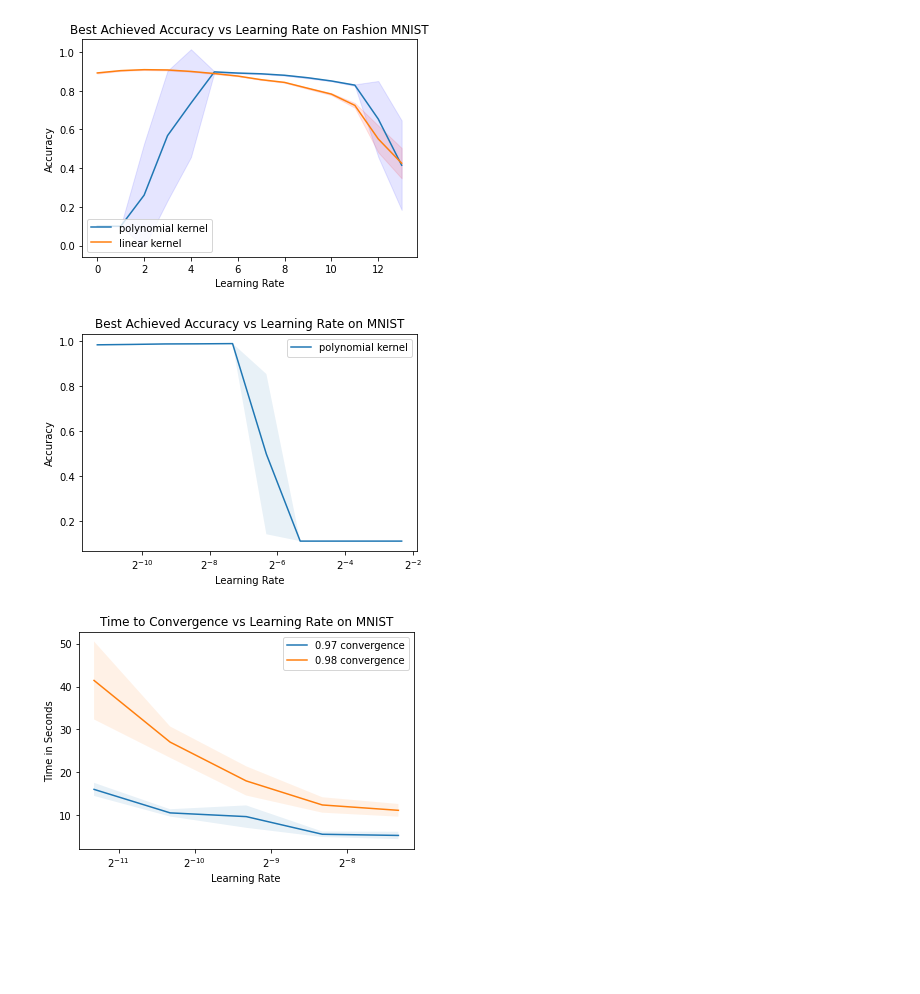
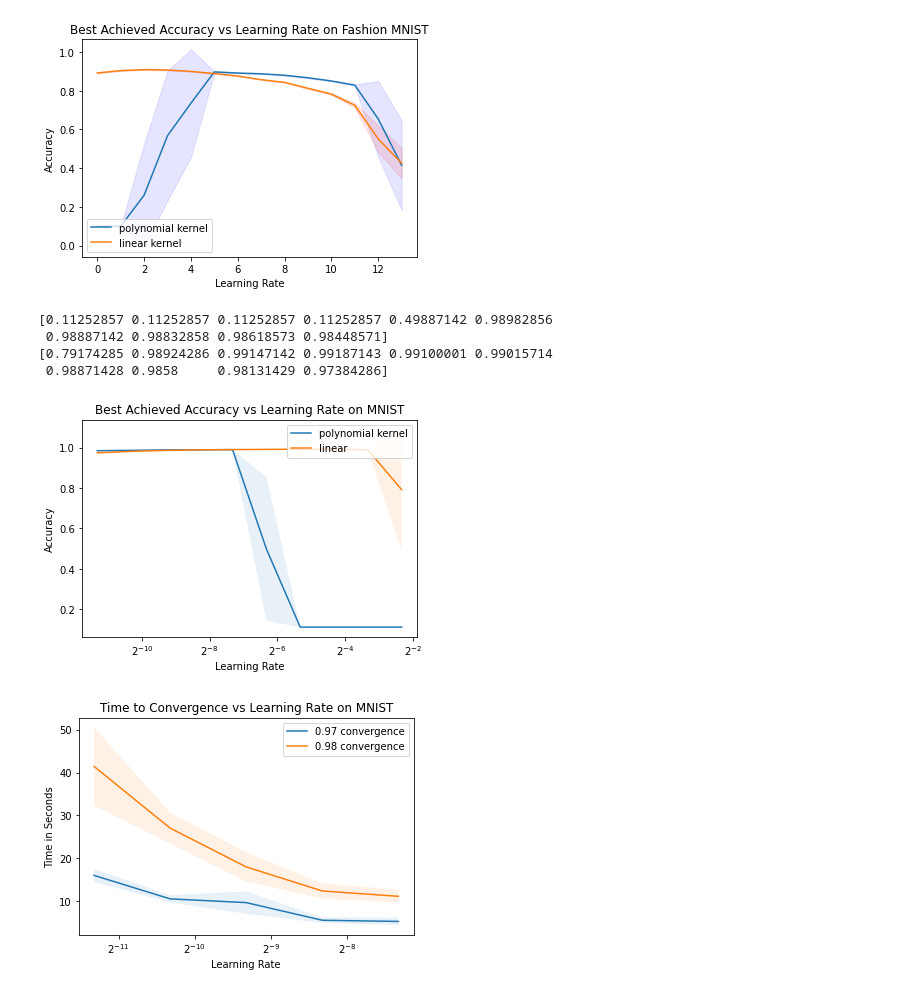
Before and after one commit to NickPerezCarletonUniversity/Kervolution, a Jupyter notebook: Create_Plots.ipynb, the cells around one changed output. Cells and saved outputs as stored; diff of their text form; code cells hidden in the pictures; blank space fills up the shorter version.

Commit message:
results for mnist 20 epochs done.

```diff
--- a/Create_Plots.ipynb
+++ b/Create_Plots.ipynb
@@ -122,15 +123,19 @@ def generate_figure(path_to_files, list_of_file_names, learning_rates_file, fig_
     plt.savefig(os.path.join(os.getcwd(), file_to_save),pil_kwargs={'quality':95}, dpi=300)
     plt.show()
 # %%
-path_to_files = os.path.join(os.getcwd(),'final_results/20_epochs_mnist/lr_10')
-list_of_file_names = ['numpy_accuracies.npy']
-learning_rates_file = 'numpy_learning_rates.npy'
+path_to_files = os.path.join(os.getcwd(),'final_results/20_epochs_mnist/')
+list_of_file_names = ['polynomial_trainable/numpy_accuracies.npy','linear/numpy_accuracies.npy']
+learning_rates_file = 'polynomial_trainable/numpy_learning_rates.npy'
 fig_title = 'Best Achieved Accuracy vs Learning Rate on MNIST'
-fig_legend = ['polynomial kernel']
+fig_legend = ['polynomial kernel', 'linear']
 file_to_save = "mnist_test.jpg"
 x_label = 'Learning Rate'
 y_label = 'Accuracy'
 generate_figure(path_to_files, list_of_file_names, learning_rates_file, fig_title, fig_legend, file_to_save, x_label, y_label)
 # %% [output]
+[0.11252857 0.11252857 0.11252857 0.11252857 0.49887142 0.98982856
+ 0.98887142 0.98832858 0.98618573 0.98448571]
+[0.79174285 0.98924286 0.99147142 0.99187143 0.99100001 0.99015714
+ 0.98871428 0.9858     0.98131429 0.97384286]
-[figure, old version]
+[figure, new version]
 # %%
```
Also changed, not shown: parts of 3 cells of this notebook, 9 other files.
